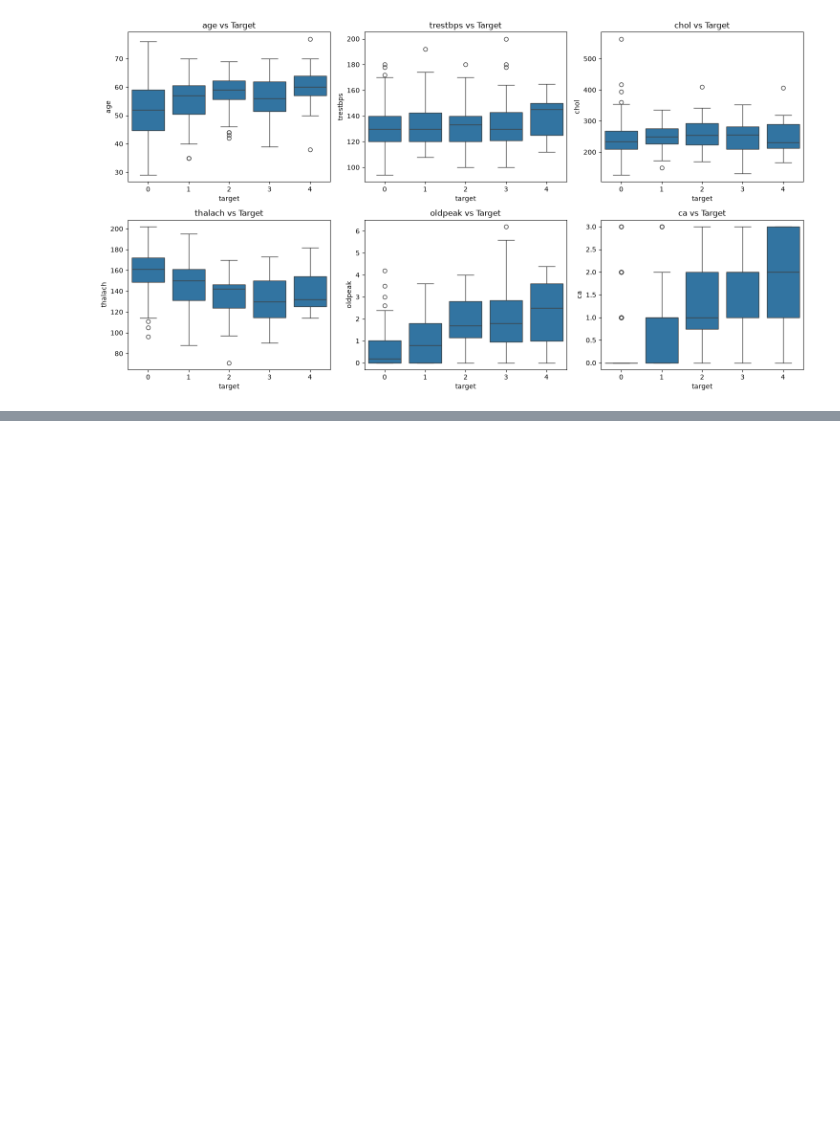
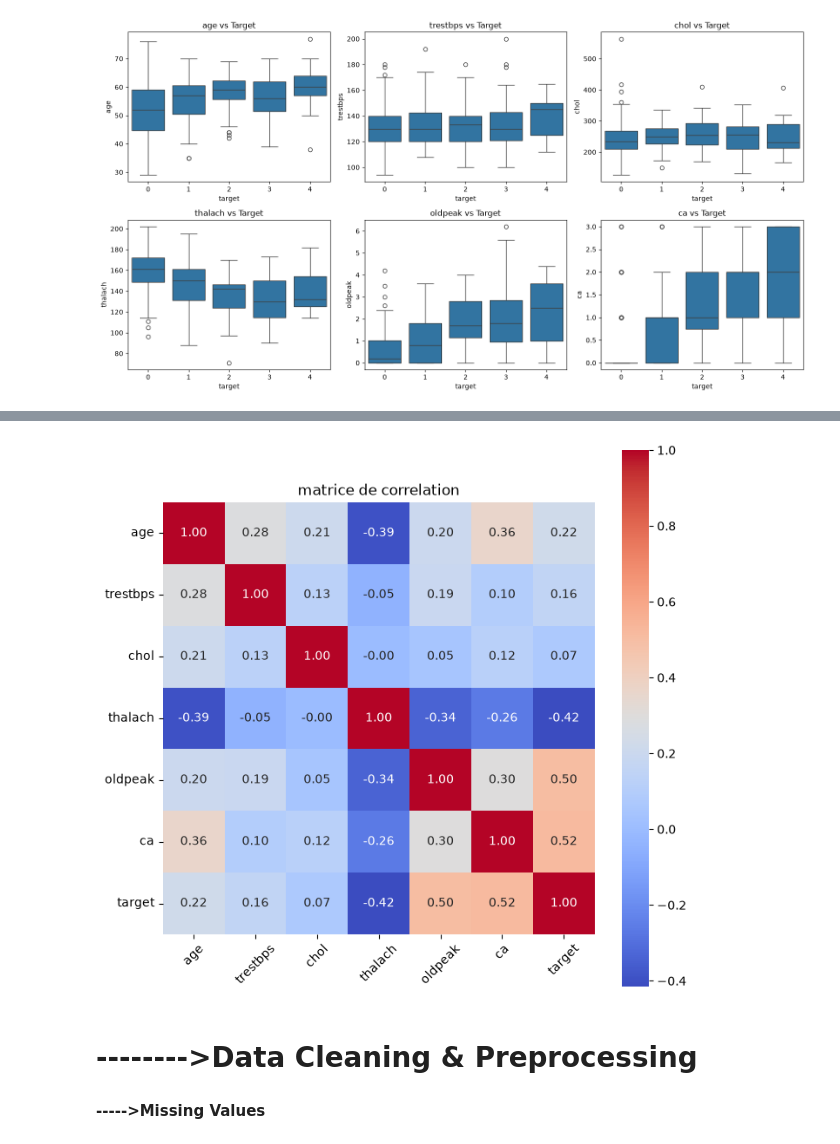
Before and after one commit to zelkadiri603-lang/CodeAlpha_DiseasePrediction, a Jupyter notebook: notebooks/01_data_exploration.ipynb, the cells around one changed output, grey strips where cells are left out. Cells and saved outputs as stored; diff of their text form; code cells hidden in the pictures; blank space fills up the shorter version.

```diff
--- a/notebooks/01_data_exploration.ipynb
+++ b/notebooks/01_data_exploration.ipynb
@@ -226,0 +244,14 @@ plt.show()
+# %%
+correlation_matrix=df.corr(numeric_only=True)
+plt.figure(figsize=(8,8))
+sns.heatmap(correlation_matrix, annot=True , fmt=".2f" ,cmap="coolwarm",cbar=True,square=True)
+plt.title("matrice de correlation")
+plt.xticks(rotation=45)
+plt.yticks(rotation=0)
+plt.show()
+# %% [output]
+[figure, added]
+# %% [markdown]
+# -------->Data Cleaning & Preprocessing
+# %% [markdown]
+**----->Missing Values**
```
Also changed, not shown: parts of 19 cells of this notebook.
